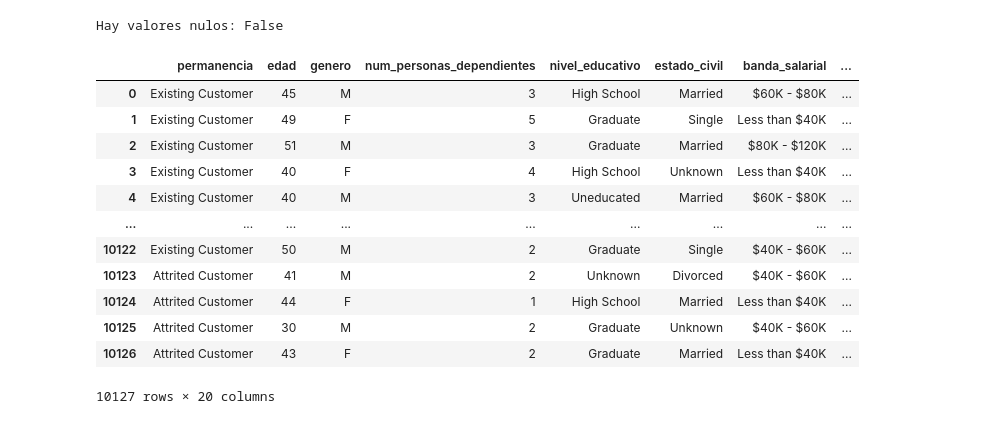
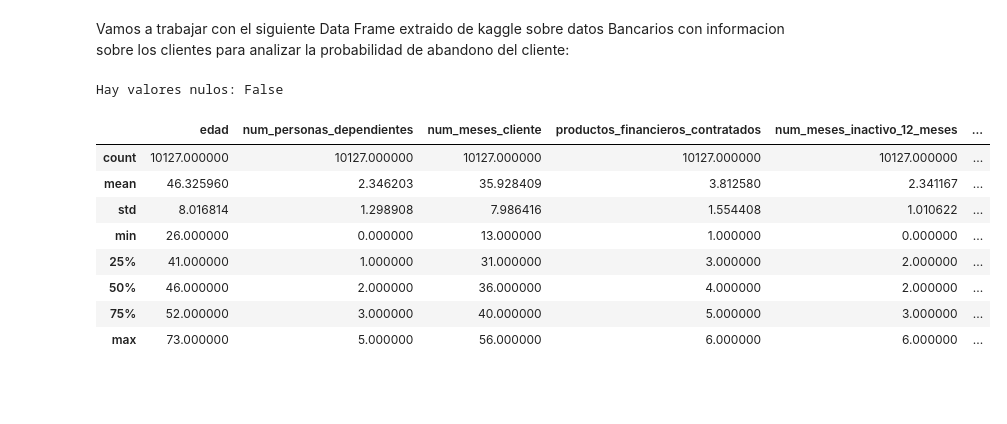
Before and after one commit to DaianaSaenz/proyecto-machine-learning, a Jupyter notebook: src/notebooks/limpieza_datos.ipynb, the cells around one changed output. Cells and saved outputs as stored; diff of their text form; code cells hidden in the pictures; blank space fills up the shorter version.

```diff
--- a/src/notebooks/limpieza_datos.ipynb
+++ b/src/notebooks/limpieza_datos.ipynb
@@ -29,25 +34,23 @@ memory usage: 1.8+ MB
 | 3 | 769911858 | Existing Customer | 40 | F | 4 | High School | Unknown | ... |
 | 4 | 709106358 | Existing Customer | 40 | M | 3 | Uneducated | Married | ... |
 5 rows × 23 columns
+# %% [markdown]
+Vamos a trabajar con el siguiente Data Frame extraido de kaggle sobre datos Bancarios con informacion sobre los clientes para analizar la probabilidad de abandono del cliente:
 # %%
 #Como quiero predecir si un cliente va a abandonar el banco o no, elimino la columnas innecesarias para la predicción
 
 bank_df_clients = bank_df_clients.drop(columns=["CLIENTNUM", "Naive_Bayes_Classifier_Attrition_Flag_Card_Category_Contacts_Count_12_mon_Dependent_count_Education_Level_Months_Inactive_12_mon_1", "Naive_Bayes_Classifier_Attrition_Flag_Card_Category_Contacts_Count_12_mon_Dependent_count_Education_Level_Months_Inactive_12_mon_2"])
 bank_df_clients= bank_df_clients.rename(columns={'Attrition_Flag': 'permanencia','Customer_Age': 'edad', 'Gender': 'genero', 'Dependent_count': 'num_personas_dependientes', 'Education_Level': 'nivel_educativo', 'Marital_Status': 'estado_civil', 'Income_Category': 'banda_salarial', 'Card_Category': 'categoria_tarjeta','Months_on_book': 'num_meses_cliente','Total_Relationship_Count': 'productos_financieros_contratados','Months_Inactive_12_mon': 'num_meses_inactivo_12_meses','Contacts_Count_12_mon': 'veces_contactado_12_meses','Credit_Limit': 'limite_credito','Total_Revolving_Bal': 'saldo_pendiente_tarjeta', 'Avg_Open_To_Buy': 'credito_disponible', 'Total_Amt_Chng_Q4_Q1': 'dif_cantidad_gastada_trimestre', 'Total_Trans_Amt': 'credito_gastado_anual', 'Total_Trans_Ct': 'total_transacciones', 'Total_Ct_Chng_Q4_Q1': 'dif_total_trans_trimestre', 'Avg_Utilization_Ratio': 'ratio_utilizacion_credito'})
 print('Hay valores nulos:', bank_df_clients.isnull().values.any())
-bank_df_clients
+bank_df_clients.describe()
 # %% [output]
 Hay valores nulos: False
-|  | permanencia | edad | genero | num_personas_dependientes | nivel_educativo | estado_civil | banda_salarial | ... |
-| 0 | Existing Customer | 45 | M | 3 | High School | Married | $60K - $80K | ... |
-| 1 | Existing Customer | 49 | F | 5 | Graduate | Single | Less than $40K | ... |
-| 2 | Existing Customer | 51 | M | 3 | Graduate | Married | $80K - $120K | ... |
-| 3 | Existing Customer | 40 | F | 4 | High School | Unknown | Less than $40K | ... |
-| 4 | Existing Customer | 40 | M | 3 | Uneducated | Married | $60K - $80K | ... |
-| ... | ... | ... | ... | ... | ... | ... | ... | ... |
-| 10122 | Existing Customer | 50 | M | 2 | Graduate | Single | $40K - $60K | ... |
-| 10123 | Attrited Customer | 41 | M | 2 | Unknown | Divorced | $40K - $60K | ... |
-| 10124 | Attrited Customer | 44 | F | 1 | High School | Married | Less than $40K | ... |
-| 10125 | Attrited Customer | 30 | M | 2 | Graduate | Unknown | $40K - $60K | ... |
-| 10126 | Attrited Customer | 43 | F | 2 | Graduate | Married | Less than $40K | ... |
+|  | edad | num_personas_dependientes | num_meses_cliente | productos_financieros_contratados | num_meses_inactivo_12_meses | ... |
+| count | 10127.000000 | 10127.000000 | 10127.000000 | 10127.000000 | 10127.000000 | ... |
+| mean | 46.325960 | 2.346203 | 35.928409 | 3.812580 | 2.341167 | ... |
+| std | 8.016814 | 1.298908 | 7.986416 | 1.554408 | 1.010622 | ... |
+| min | 26.000000 | 0.000000 | 13.000000 | 1.000000 | 0.000000 | ... |
+| 25% | 41.000000 | 1.000000 | 31.000000 | 3.000000 | 2.000000 | ... |
+| 50% | 46.000000 | 2.000000 | 36.000000 | 4.000000 | 2.000000 | ... |
+| 75% | 52.000000 | 3.000000 | 40.000000 | 5.000000 | 3.000000 | ... |
+| max | 73.000000 | 5.000000 | 56.000000 | 6.000000 | 6.000000 | ... |
-10127 rows × 20 columns
```
Also changed, not shown: parts of 9 cells of this notebook, 8 other files.
